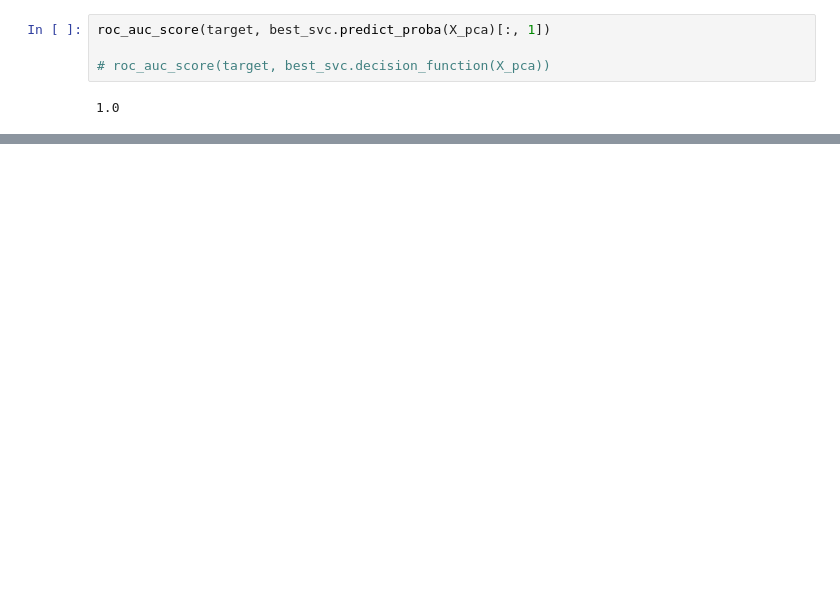
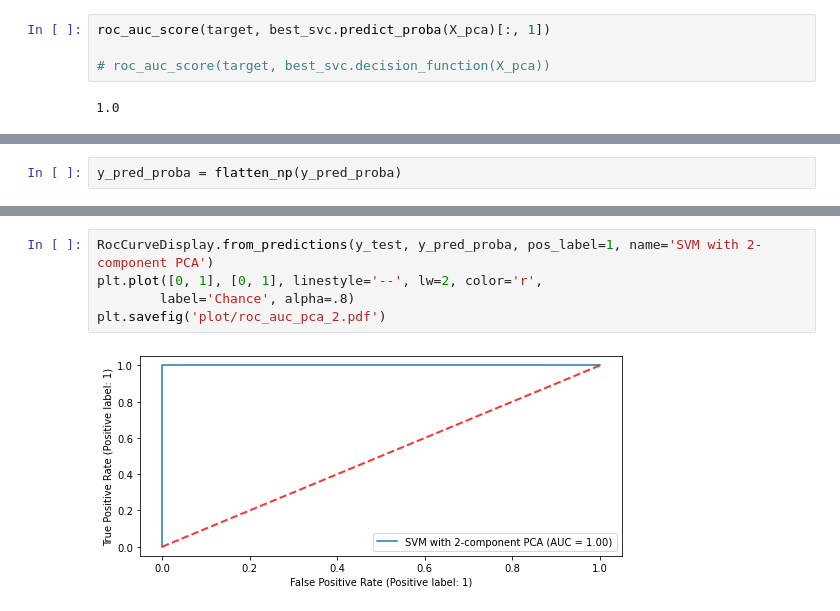
Before and after one commit to ladcva/raman_spectroscopy, a Jupyter notebook: pca_svm.ipynb, the cells around one changed output, grey strips where cells are left out. Cells and saved outputs as stored; diff of their text form; blank space fills up the shorter version.

```diff
--- a/pca_ann.ipynb
+++ b/pca_svm.ipynb
@@ -280,0 +390,2 @@ Training fold: 0 - [[-22.57002072  -0.32000789]
+# %%
+y_pred_proba = flatten_np(y_pred_proba)
@@ -291,0 +442,7 @@ array([ 0., nan, nan, nan, nan, nan, nan, nan, nan, nan, nan, nan, nan,
+# %%
+RocCurveDisplay.from_predictions(y_test, y_pred_proba, pos_label=1, name='SVM with 2-component PCA')
+plt.plot([0, 1], [0, 1], linestyle='--', lw=2, color='r',
+        label='Chance', alpha=.8)
+plt.savefig('plot/roc_auc_pca_2.pdf')
+# %% [output]
+[figure, added]
```
Also changed, not shown: parts of 16 cells of this notebook, 6 other files.
